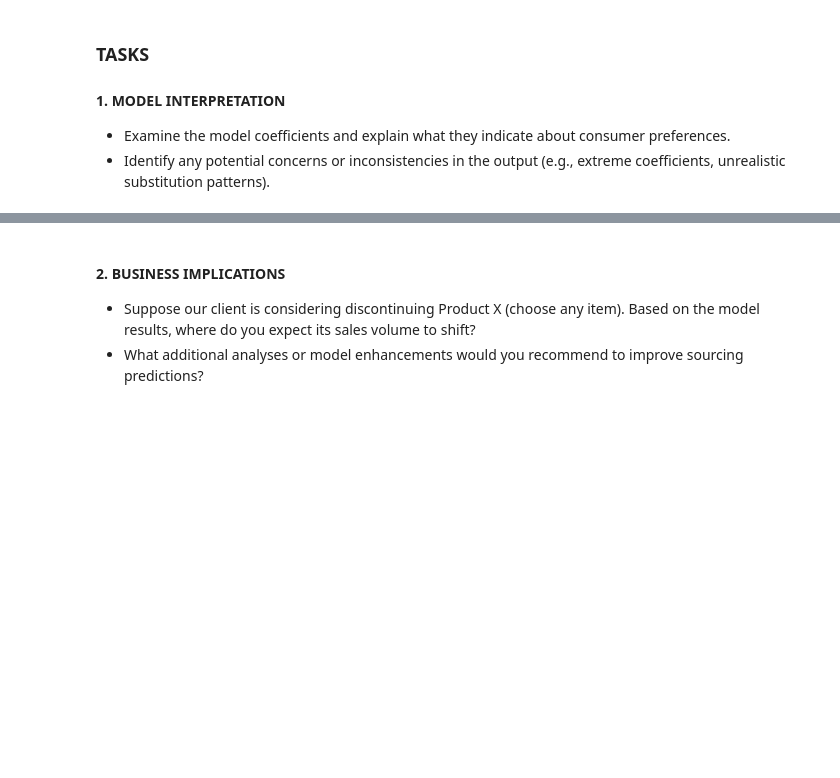
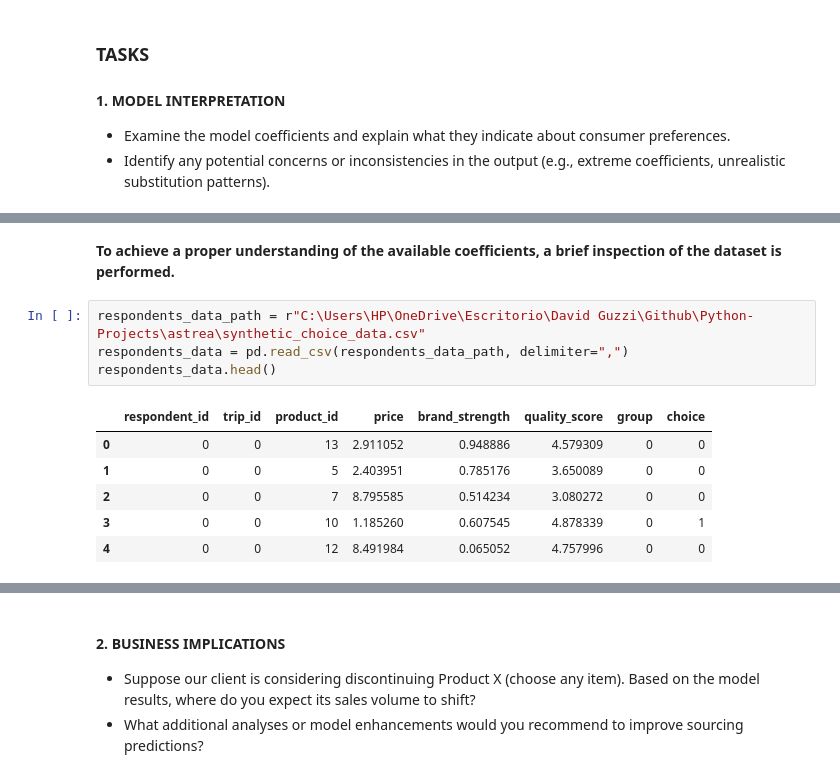
Before and after one commit to DavidGuzzi/Python-Projects, a Jupyter notebook: astrea/davidguzzi_deliverable.ipynb, the cells around one changed output, grey strips where cells are left out. Drawn from its saved outputs; the diff is of its cells as text; blank space fills up the shorter version.

```diff
--- a/astrea/davidguzzi_deliverable.ipynb
+++ b/astrea/davidguzzi_deliverable.ipynb
@@ -18,0 +38,13 @@ import pandas as pd
+# %% [markdown]
+**To achieve a proper understanding of the available coefficients, a brief inspection of the dataset is performed.**
+# %%
+respondents_data_path = r"C:\Users\HP\OneDrive\Escritorio\David Guzzi\Github\Python-Projects\astrea\synthetic_choice_data.csv"
+respondents_data = pd.read_csv(respondents_data_path, delimiter=",")
+respondents_data.head()
+# %% [output]
+|  | respondent_id | trip_id | product_id | price | brand_strength | quality_score | group | choice |
+| 0 | 0 | 0 | 13 | 2.911052 | 0.948886 | 4.579309 | 0 | 0 |
+| 1 | 0 | 0 | 5 | 2.403951 | 0.785176 | 3.650089 | 0 | 0 |
+| 2 | 0 | 0 | 7 | 8.795585 | 0.514234 | 3.080272 | 0 | 0 |
+| 3 | 0 | 0 | 10 | 1.185260 | 0.607545 | 4.878339 | 0 | 1 |
+| 4 | 0 | 0 | 12 | 8.491984 | 0.065052 | 4.757996 | 0 | 0 |
```
Also changed, not shown: parts of 11 cells of this notebook.
